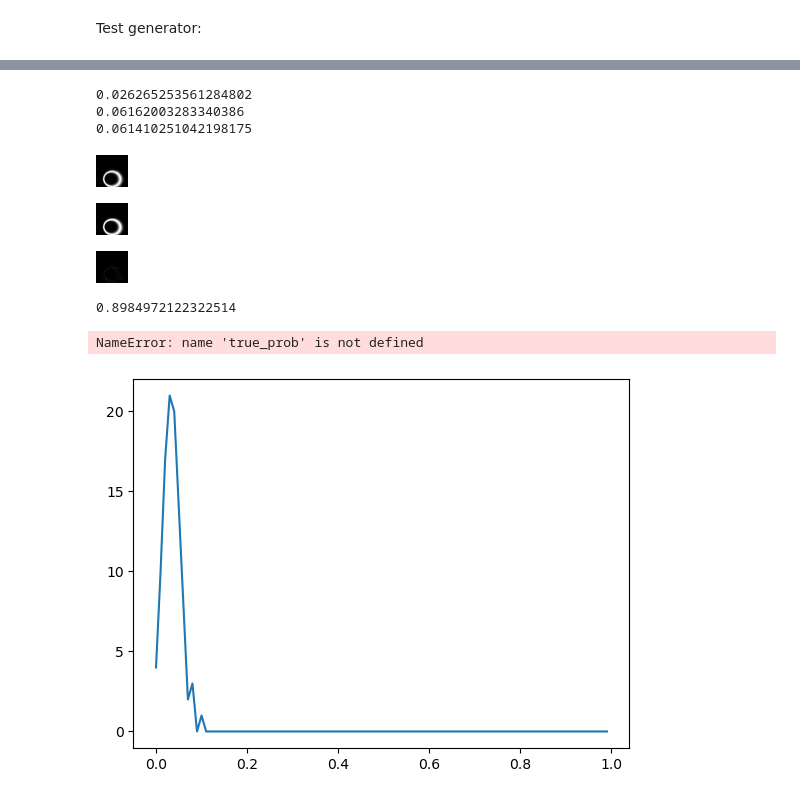
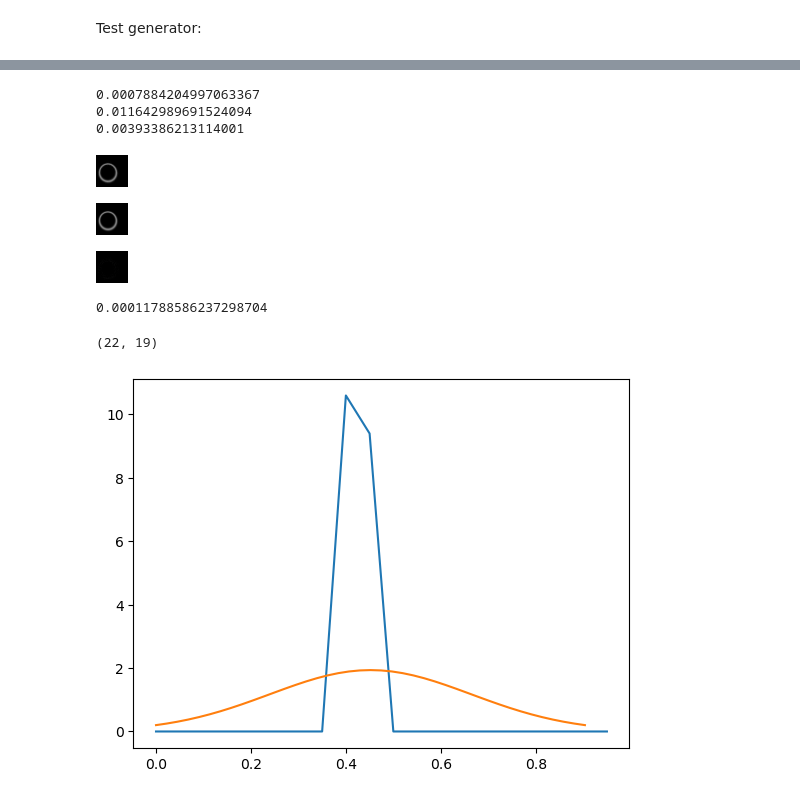
Before and after one commit to Bloomistell/DGBaN, a Jupyter notebook: test_model.ipynb, the cells around one changed output, grey strips where cells are left out. Drawn from its saved outputs; the diff is of its cells as text; code cells hidden in the pictures.

```diff
--- a/test_model.ipynb
+++ b/test_model.ipynb
@@ -91,7 +59,7 @@ generator = DGBaNConv17()
 # generator = torch.compile(generator)
 
 pre_trained_weights = torch.load(
-    '../save_data/single_random_ring/Adam_l1_loss_0/DGBaNConv17_no_activation_function/DGBaNConv17_no_activation_function_7.pt',
+    '../save_data/single_random_ring/Adam_mse_loss_0/DGBaNConv17_no_activation_function/DGBaNConv17_no_activation_function_6.pt',
     map_location=torch.device('cpu')
 )
 generator.load_state_dict(pre_trained_weights)
@@ -130,12 +98,12 @@ print(np.mean(mse_loss))
 print(np.mean(l1_loss))
 print(np.mean(AbsMeanDelta))
 # %% [output]
-0.026265253561284802
-0.06162003283340386
-0.061410251042198175
+0.0007884204997063367
+0.011642989691524094
+0.00393386213114001
 # %%
 # setting the base feature
-n_samples = 1
+n_samples = 100
 
 # getting the predictions for this feature
 pred_rings = np.zeros((n_samples, 32, 32))
@@ -145,18 +113,18 @@ with torch.no_grad():
 pred_ring = pred_rings.mean(axis=0)
 
 # summing the predictions
-pred_prob = pred_ring * 255 / pred_ring.max()
-true_prob = data_gen.ring_from_features(*features[0]) * 255
+pred_prob = pred_ring * 255
+true_prob = data_gen.ring_from_features(*features[0]) * 255 / 2
 # %%
 # predicted gaussian ring
 Image.fromarray(abs(pred_prob).astype(np.uint8))
 # %% [output]
-[figure, old version]
+[figure, new version]
 # %%
 # true gaussian ring
 Image.fromarray(true_prob.astype(np.uint8))
 # %% [output]
-[figure, old version]
+[figure, new version]
 # %%
 # difference between the rings
 Image.fromarray(np.abs(true_prob - pred_prob).astype(np.uint8))
@@ -166,21 +134,26 @@ Image.fromarray(np.abs(true_prob - pred_prob).astype(np.uint8))
 # MSE error
 ((pred_prob / pred_prob.max() - true_prob / true_prob.max())**2).mean()
 # %% [output]
-0.8984972122322514
+0.00011788586237298704
 # %%
 # getting the distribution for one pmt
-pmt = (16, 17)
+pmt = (0, 0)
+while true_prob[pmt] < 0.4 * 255:
+    pmt = (np.random.randint(32), np.random.randint(32))
+print(pmt)
+
+hist_width = 0.05
 pred = pd.Series(pred_rings[:, pmt[0], pmt[1]])
-hist = pd.Series(1, index=pd.cut(pred, np.arange(0, 1.01, 0.01))).sort_index().groupby(level=0).sum()
-pred_noise = hist / (hist.sum() * 0.01)
+hist = pd.Series(1, index=pd.cut(pred, np.arange(0, 1.01, hist_width))).sort_index().groupby(level=0).sum()
+pred_noise = hist / (hist.sum() * hist_width)
 
-plt.plot(np.arange(0, 1, 0.01), pred_noise)
+plt.plot(np.arange(0, 1, hist_width), pred_noise)
 
-val = np.arange(0, 2, 0.01) * true_prob[pmt] / (2 * 255)
-true_pmt_distr = np.exp(-(val - true_prob[pmt] / (2 * 255))**2 / 0.3**2)
-true_pmt_distr /= true_pmt_distr.sum() * 0.01 * true_prob[pmt] / (2 * 255)
+val = np.arange(0, 2.01, hist_width) * true_prob[pmt] / 255
+true_pmt_distr = np.exp(-(val - true_prob[pmt] / 255)**2 / 0.3**2)
+true_pmt_distr /= true_pmt_distr.sum() * hist_width * true_prob[pmt] / 255
 plt.plot(val, true_pmt_distr)
 plt.show()
 # %% [output]
-NameError: name 'true_prob' is not defined
+(22, 19)
-[figure, old version]
+[figure, new version]
```
Also changed, not shown: parts of 9 cells of this notebook, 7 other files.
